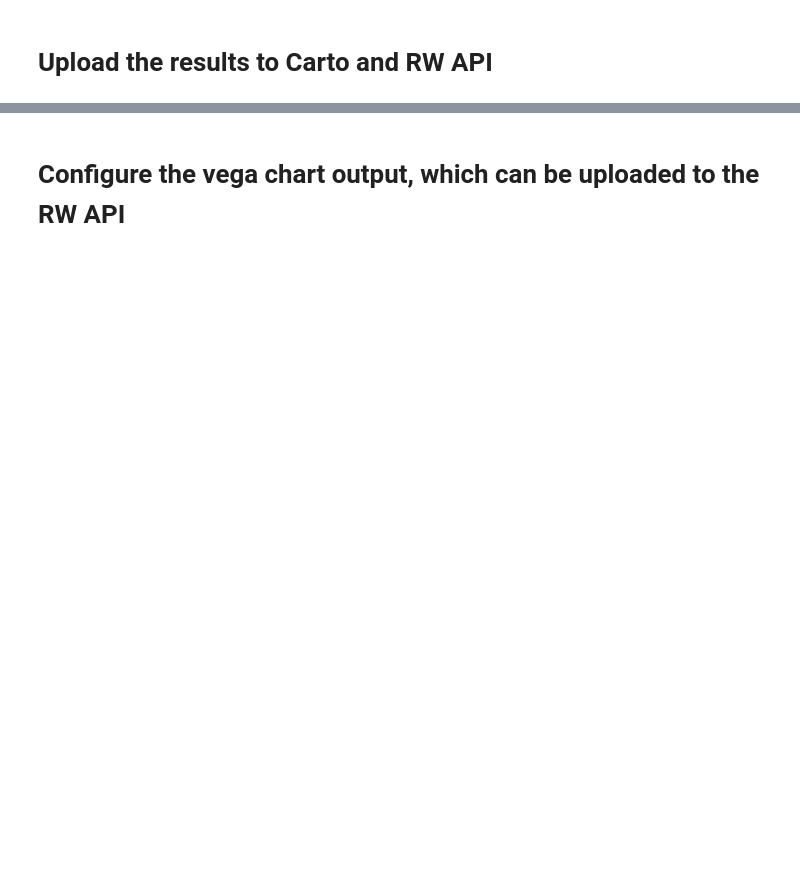
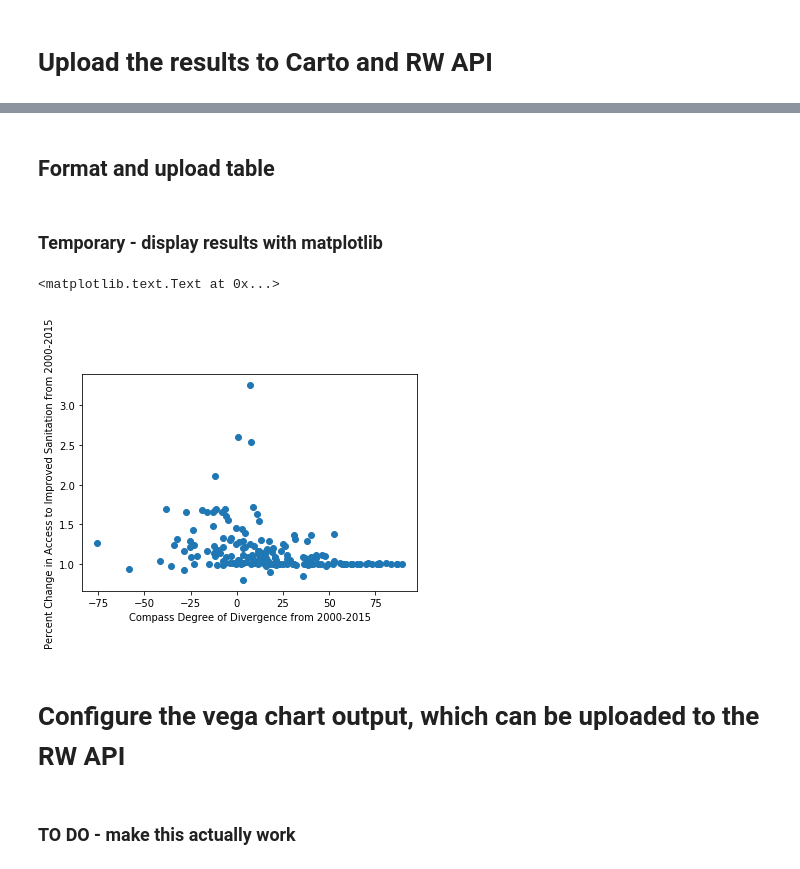
Before and after one commit to nsuberi/ResourceWatchCode, a Jupyter notebook: API Educational Materials/Ex 6 - Running Regressions with Resource Watch National Level Data.ipynb, the cells around one changed output, grey strips where cells are left out. Drawn from its saved outputs; the diff is of its cells as text; code cells hidden in the pictures; blank space fills up the shorter version.

Commit message:
wip - matplotlib graph

```diff
--- a/API Educational Materials/Ex 6 - Running Regressions with Resource Watch National Level Data.ipynb
+++ b/API Educational Materials/Ex 6 - Running Regressions with Resource Watch National Level Data.ipynb
@@ -709,0 +408,8 @@ cc = cartoframes.CartoContext()
+# %%
+CARTO_USER = 'wri-rw'
+CARTO_KEY = os.environ.get('CARTO_KEY', None)
+
+cc = cartoframes.CartoContext(base_url='https://{}.carto.com/'.format(CARTO_USER),
+                              api_key=CARTO_KEY)
+# %% [markdown]
+## Format and upload table
@@ -710,5 +421,19 @@ cc = cartoframes.CartoContext()
+# %% [markdown]
+### Temporary - display results with matplotlib
+# %%
+data = cc.read('com_xxx_ghg_gdp_highest_correlated_results')
+# %%
+data = data[['x', 'y']]
+plt.scatter(data['x'], data['y'])
+plt.ylabel('Percent Change in Access to Improved Sanitation from 2000-2015')
+plt.xlabel('Compass Degree of Divergence from 2000-2015')
+# %% [output]
+<matplotlib.text.Text at 0x...>
+[figure, added]
 # %% [markdown]
 # Configure the vega chart output, which can be uploaded to the RW API
+# %% [markdown]
+### TO DO - make this actually work
 # %%
 Config=''.join([
     "{\n",
```
Also changed, not shown: parts of 23 cells of this notebook.
